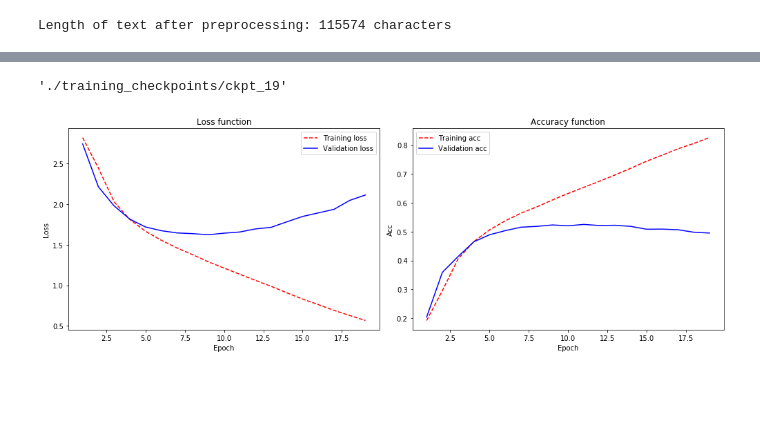
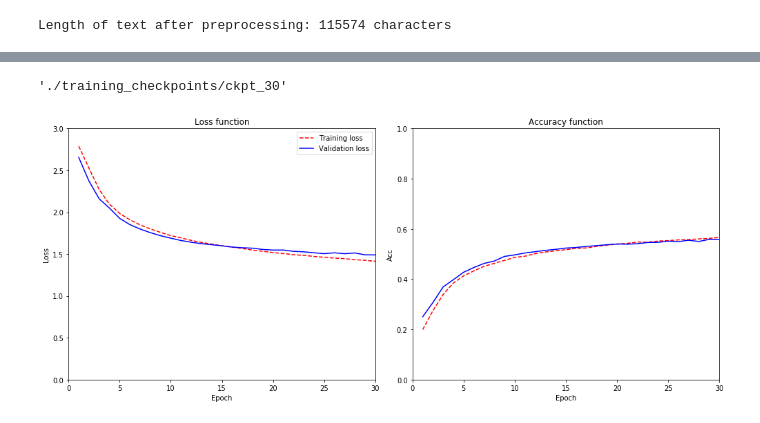
Before and after one commit to LittleRichard/bard-bot, a Jupyter notebook: character_prediction.ipynb, the cells around one changed output, grey strips where cells are left out. Cells and saved outputs as stored; diff of their text form; code cells hidden in the pictures; blank space fills up the shorter version.

Commit message:
add better model

```diff
--- a/character_prediction.ipynb
+++ b/character_prediction.ipynb
@@ -93,7 +135,9 @@ print('}')
 # %%
-sequence_length = 30
+from sklearn.model_selection import train_test_split
+from sklearn.utils import shuffle
 
-# Create training examples
+sequence_length = 100
+
 x_data = []
 y_data = []
 
@@ -106,9 +150,14 @@ for i in range(0, len(text) - sequence_length, 1):
 
 data_length = len(x_data)
 print("Amount of data", data_length)
+
 X = np.reshape(x_data, (data_length, sequence_length, 1))
 X = X/float(vocab_length)
+y = np_utils.to_categorical(y_data)
 
-# one hot encoding
-y = np_utils.to_categorical(y_data)
+# Split into training and testing set, shuffle data
+X_train, X_test, y_train, y_test = train_test_split(X,y, test_size=0.2, shuffle=False)
+
+# Shuffle testing set
+X_test, y_test = shuffle(X_test, y_test, random_state=0)
 # %% [output]
@@ -134,15 +212,9 @@ model.compile(loss='categorical_crossentropy', optimizer='adam', metrics=['accur
 # %%
 # Setting checkpoints and directory to save weights
 
-checkpoint_dir = './training_checkpoints'
-checkpoint_prefix = os.path.join(checkpoint_dir, "ckpt_{epoch}")
+es = EarlyStopping(monitor='val_loss', mode='min', verbose=2, patience=100)
 
-es = EarlyStopping(monitor='val_loss', mode='min', verbose=2, patience=10)
+# filepath="epoch-{epoch:02d}-loss-{loss:.4f}.hdf5"
+# checkpoint = ModelCheckpoint(filepath, monitor='loss', save_best_only=True, mode='min')
 
-checkpoint_callback = tf.keras.callbacks.ModelCheckpoint(
-    filepath=checkpoint_prefix,
-    save_weights_only=True)
-
-callbacks = [checkpoint_callback, es]
+callbacks = [es]
-# %%
-history = model.fit(X, y, epochs=25, validation_split=0.1, batch_size=256, verbose=2, callbacks=callbacks)
@@ -166,0 +221,4 @@ Epoch 00019: early stopping
+# %%
+epochs = 50
+batch_size = 64 #128->64
+history = model.fit(X_train, y_train, validation_data=(X_test, y_test), epochs=epochs, batch_size=batch_size, verbose=2, callbacks=callbacks)
@@ -167,4 +243,4 @@ Epoch 00019: early stopping
 # %%
 tf.train.latest_checkpoint(checkpoint_dir) #second param direct file: "ckpt_50"
 # %% [output]
-'./training_checkpoints/ckpt_19'
+'./training_checkpoints/ckpt_30'
@@ -197,34 +267,38 @@ def generate_text(model):
   return ''.join(text_generated)
 # %%
 import matplotlib.pyplot as plt
-# Get training loss for the model to see if we converged correctly
+
+# Make characteristics
 training_loss = history.history['loss']
 validation_loss = history.history['val_loss']
 training_acc = history.history['accuracy']
 validation_acc = history.history['val_accuracy']
 
 epoch_count = range(1, len(training_loss) + 1)
 
-f = plt.figure(figsize=(14,5))
+f = plt.figure(figsize=(14,6))
 
 a0 = f.add_subplot(121)
 a0.plot(epoch_count, training_loss, 'r--', label="Training loss")
 a0.plot(epoch_count, validation_loss, 'b-', label="Validation loss")
 a0.legend()
 a0.set_title("Loss function")
 a0.set_xlabel("Epoch")
+plt.xlim(0, epochs)
 a0.set_ylabel("Loss")
+plt.ylim(0, np.ceil(max(training_loss)))
 
 a1 = f.add_subplot(122)
 a1.plot(epoch_count, training_acc, 'r--', label="Training acc")
 a1.plot(epoch_count, validation_acc, 'b-', label="Validation acc")
-a1.legend()
 a1.set_title("Accuracy function")
 a1.set_xlabel("Epoch")
+plt.xlim(0, epochs)
 a1.set_ylabel("Acc")
+plt.ylim(0, 1)
+# plt.savefig(save_directory+"/characteristics.png")
 
 plt.tight_layout()
-
 plt.show()
 # %% [output]
-[figure, old version]
+[figure, new version]
```
Also changed, not shown: parts of 15 cells of this notebook.
